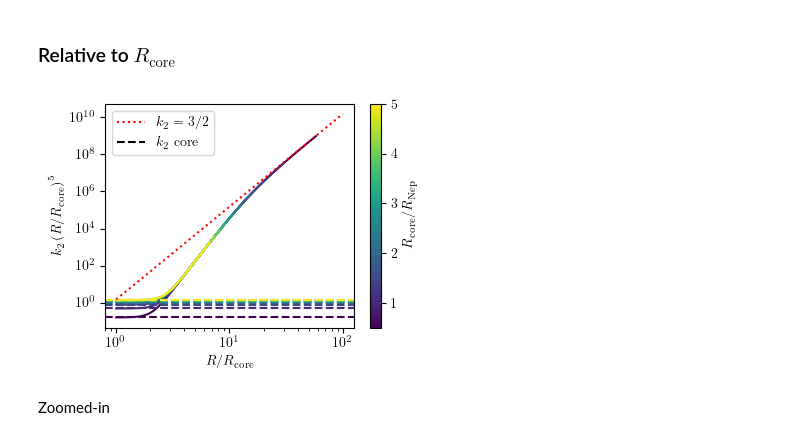
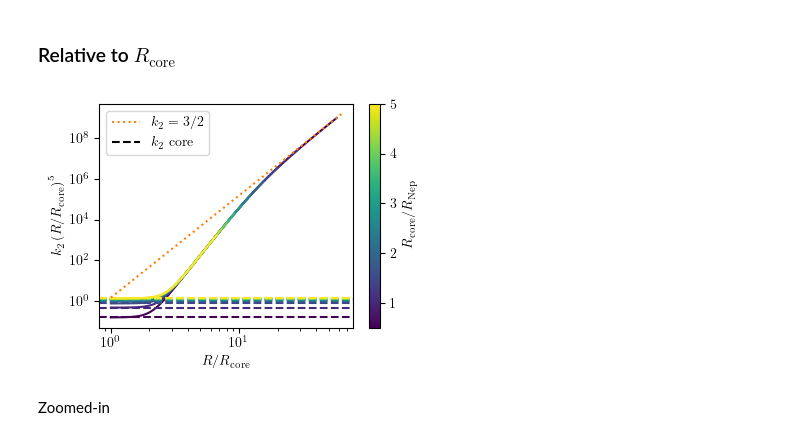
Before and after one commit to slagnews/AtmosphereLoveNumbers, a Jupyter notebook: k2_fitting.ipynb, the cells around one changed output. Cells and saved outputs as stored; diff of their text form; code cells hidden in the pictures.

```diff
--- a/k2_fitting.ipynb
+++ b/k2_fitting.ipynb
@@ -118,23 +117,19 @@ plt.show()
 # %% [markdown]
 ### Log-scale
 # %%
-R_min = np.zeros(no_core_radii)
-
 fig, ax = plt.subplots(figsize=(4,3))
 for i,core_radius in enumerate(core_radii):
-    idx_min = np.argmin(data[i]["k2"])
-    R_min[i] = data[i]["radius"][idx_min]
     ax.plot(data[i]["radius"]/R_jupiter, data[i]["k2"], color=cmap(norm(core_radius/R_neptune)))
-    ax.axvline(R_min[i]/R_jupiter)
 
 sm = cm.ScalarMappable(cmap=cmap, norm=norm)
 cbar = plt.colorbar(sm, ax=ax)
 cbar.set_label("$R_\\mathrm{core}/R_\\mathrm{Nep}$")
 
-ax.set_xlabel("$R_\\mathrm{atm}/R_\\mathrm{Jup}$")
+ax.set_xlabel("$R/R_\\mathrm{Jup}$")
 ax.set_ylabel("$k_2$")
 ax.set_xscale("log")
 ax.set_yscale("log")
 fig.tight_layout()
+fig.savefig("figures/k2_vs_R_log.png", dpi=300)
 plt.show()
 # %% [output]
@@ -162,0 +181,21 @@ print(m_atm_min/m_core)
+# %%
+R_min = np.zeros(no_core_radii)
+
+fig, ax = plt.subplots(figsize=(4,3))
+for i,core_radius in enumerate(core_radii):
+    ax.plot(data[i]["radius"]/core_radius, data[i]["k2"]*(data[i]["radius"]/core_radius)**5, color=cmap(norm(core_radius/R_neptune)))
+
+sm = cm.ScalarMappable(cmap=cmap, norm=norm)
+cbar = plt.colorbar(sm, ax=ax)
+cbar.set_label("$R_\\mathrm{core}/R_\\mathrm{Nep}$")
+
+x = np.logspace(0,1.8,100)
+ax.plot(x,3/2*x**5, color="C1", linestyle="--", label="$k_2=\\frac{3}{2}$")
+ax.set_xlabel("$R/R_\\mathrm{core}$")
+ax.set_ylabel("$k_2\\left(R/R_\\mathrm{core}\\right)^5$")
+ax.set_xscale("log")
+ax.set_yscale("log")
+fig.tight_layout()
+ax.legend()
+fig.savefig("figures/k2R5_vs_R_Rcore_x5.png", dpi=300)
+plt.show()
@@ -165,10 +206,7 @@ print(m_atm_min/m_core)
 # %%
 fig, ax = plt.subplots(figsize=(4,3))
 for i in range(len(data)):
-    atm_radii = data[i]["radius"]
-    k2 = data[i]["k2"]
-    ax.plot(atm_radii/data[i]["core_radius"], k2*(atm_radii/R_jupiter)**5, color=cmap(norm(data[i]["core_radius"]/R_neptune)))
-    #ax.axvline(R_min[i]/data[i]["core_radius"])
+    ax.plot(atm_radii/data[i]["core_radius"], data[i]["k2"]*(data[i]["radius"]/R_jupiter)**5, color=cmap(norm(data[i]["core_radius"]/R_neptune)))
 
 sm = cm.ScalarMappable(cmap=cmap, norm=norm)
 cbar = plt.colorbar(sm, ax=ax)
@@ -195,35 +225,36 @@ def k2_core(mu,rho_core,R_core):
 # %%
 fig, ax = plt.subplots(figsize=(4,3))
 for i,core_radius in enumerate(core_radii):
     R_core = data[i]["core_radius"]
     R_atm = data[i]["radius"]
     k2 = data[i]["k2"]
     ax.plot(R_atm/R_core, k2*(R_atm/R_core)**5, color=cmap(norm(core_radius/R_neptune)))
 
     # Plot lines for core k2
-    k2core = k2_core(rigidity_earth, rho_neptune, core_radius)
-    ax.axhline(k2core, linestyle="--", color=cmap(norm(core_radius/R_neptune)))
+    # k2core = k2_core(rigidity_earth, rho_neptune, core_radius)
+    ax.axhline(get_k2_core(core_radius, rigidity_earth, rho_neptune), linestyle="--", color=cmap(norm(core_radius/R_neptune)))
 
 # Plot line for k2=3/2
-R_interp = np.logspace(0,2,100)
-ax.plot(R_interp, 3/2*R_interp**5, color="red", linestyle=":", label="$k_2=3/2$")
+R_interp = np.logspace(0,1.8,100)
+ax.plot(R_interp, 3/2*R_interp**5, color="C1", linestyle=":", label="$k_2=3/2$")
 
 # Create legend
 ax.plot([], [], color="black", linestyle="--", label="$k_2$ core")
 
 # Create colorbar
 sm = cm.ScalarMappable(cmap=cmap, norm=norm)
 cbar = plt.colorbar(sm, ax=ax)
 cbar.set_label("$R_\\mathrm{core}/R_\\mathrm{Nep}$")
 
 ax.set_xlabel("$R/R_\\mathrm{core}$")
 ax.set_ylabel("$k_2\\left(R/R_\\mathrm{core}\\right)^5$")
 ax.set_xscale("log")
 ax.set_yscale("log")
 ax.legend()
 fig.tight_layout()
+fig.savefig("figures/k2_vs_R_k2core_32", dpi=300)
 plt.show()
 # %% [output]
-[figure, old version]
+[figure, new version]
 # %% [markdown]
 Zoomed-in
```
Also changed, not shown: parts of 20 cells of this notebook.
